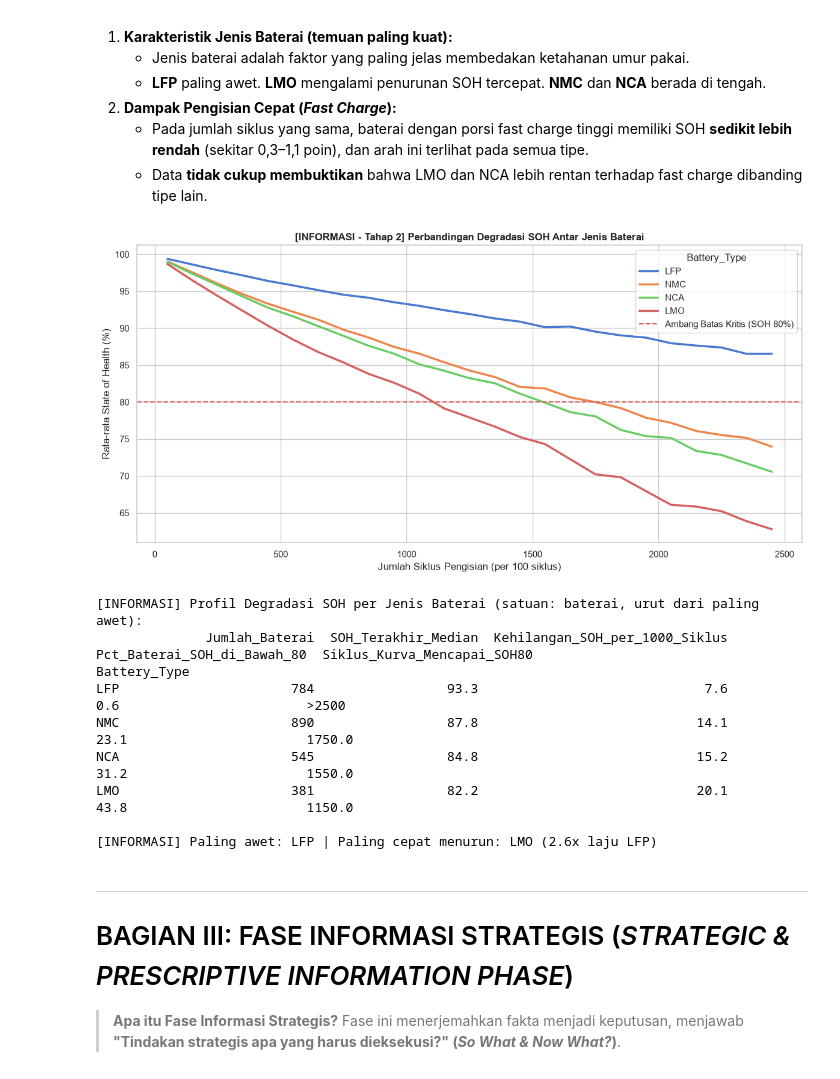
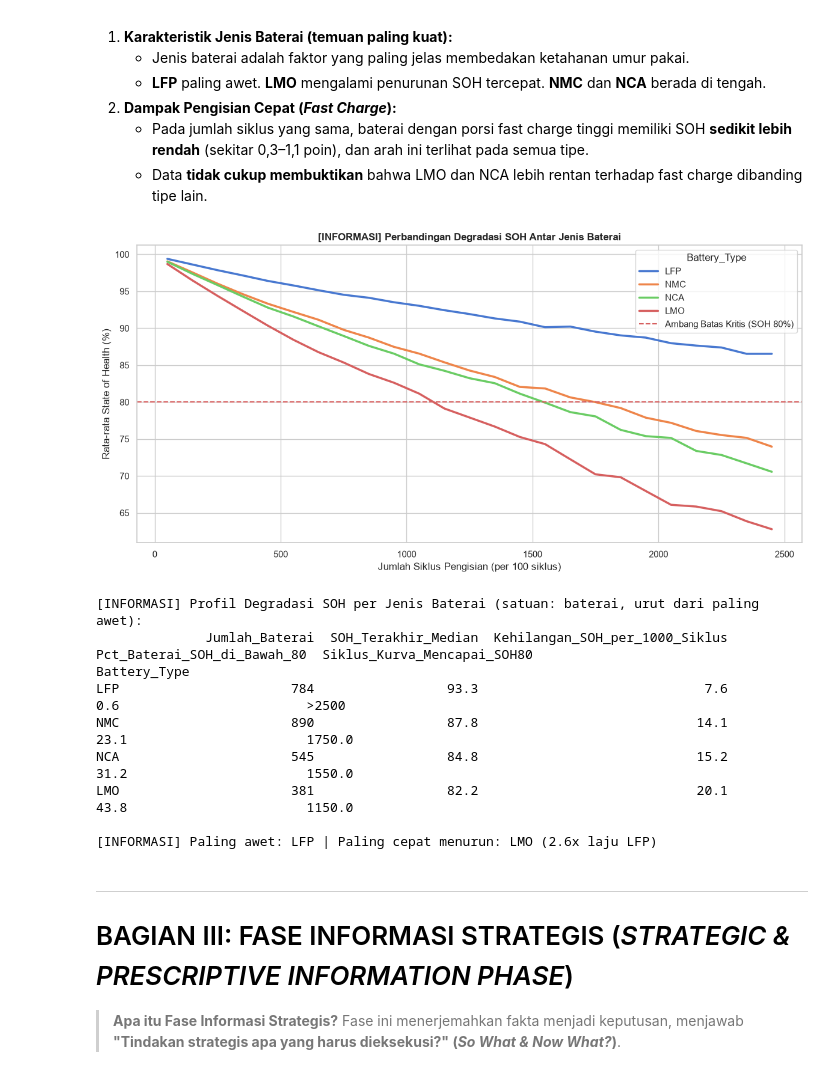
Before and after one commit to ZazkiaLutvi/Info-Strategy, a Jupyter notebook: EV-Battery/analisis/Analisis_Kesehatan_Baterai_EV.ipynb, the cells around one changed output. Cells and saved outputs as stored; diff of their text form; code cells hidden in the pictures.

```diff
--- a/EV-Battery/analisis/Analisis_Kesehatan_Baterai_EV.ipynb
+++ b/EV-Battery/analisis/Analisis_Kesehatan_Baterai_EV.ipynb
@@ -100,34 +100,34 @@ Baterai per charging : {'Standard/Slow Charge': 1948, 'Aggressive Fast Charge':
 # %%
 # Tahap 2 & 3 [FASE INFORMASI]: Visualisasi Tren Degradasi
 
 trend = df.query('Cycle_Count < 2500').assign(Cycle_Bin=lambda d: d['Cycle_Count'] // 100 * 100 + 50)
 
 plt.figure(figsize=(12, 6))
 sns.lineplot(data=trend, x='Cycle_Bin', y='State_of_Health', hue='Battery_Type',
-             hue_order=['LFP', 'NMC', 'NCA', 'LMO'], errorbar=None, linewidth=2.5)
+          hue_order=['LFP', 'NMC', 'NCA', 'LMO'], errorbar=None, linewidth=2.5)
 plt.axhline(y=80, color='r', linestyle='--', label='Ambang Batas Kritis (SOH 80%)')
-plt.title('[INFORMASI - Tahap 2] Perbandingan Degradasi SOH Antar Jenis Baterai', fontweight='bold')
+plt.title('[INFORMASI] Perbandingan Degradasi SOH Antar Jenis Baterai', fontweight='bold')
 plt.ylabel('Rata-rata State of Health (%)')
 plt.xlabel('Jumlah Siklus Pengisian (per 100 siklus)')
 plt.legend(title='Battery_Type')
 plt.tight_layout()
 plt.show()
 
 curve = trend.pivot_table(index='Cycle_Bin', columns='Battery_Type', values='State_of_Health')
 info = (bat.groupby('Battery_Type')
-           .agg(Jumlah_Baterai=('SOH_Akhir', 'size'),
-                SOH_Terakhir_Median=('SOH_Akhir', 'median'),
-                Kehilangan_SOH_per_1000_Siklus=('SOH_Loss_per_1000_Cycles', 'mean'),
+          .agg(Jumlah_Baterai=('SOH_Akhir', 'size'),
+               SOH_Terakhir_Median=('SOH_Akhir', 'median'),
+               Kehilangan_SOH_per_1000_Siklus=('SOH_Loss_per_1000_Cycles', 'mean'),
                 Pct_Baterai_SOH_di_Bawah_80=('SOH_Akhir', lambda s: (s < 80).mean() * 100))
-           .assign(Siklus_Kurva_Mencapai_SOH80=curve.lt(80).idxmax().where(curve.lt(80).any()))
-           .sort_values('Kehilangan_SOH_per_1000_Siklus')
-           .round(1))
+          .assign(Siklus_Kurva_Mencapai_SOH80=curve.lt(80).idxmax().where(curve.lt(80).any()))
+          .sort_values('Kehilangan_SOH_per_1000_Siklus')
+          .round(1))
 print("[INFORMASI] Profil Degradasi SOH per Jenis Baterai (satuan: baterai, urut dari paling awet):")
 print(info.to_string(na_rep='>2500'))
 print(f"\n[INFORMASI] Paling awet: {info.index[0]} | Paling cepat menurun: {info.index[-1]} "
-      f"({info['Kehilangan_SOH_per_1000_Siklus'].iloc[-1] / info['Kehilangan_SOH_per_1000_Siklus'].iloc[0]:.1f}x laju {info.index[0]})")
+     f"({info['Kehilangan_SOH_per_1000_Siklus'].iloc[-1] / info['Kehilangan_SOH_per_1000_Siklus'].iloc[0]:.1f}x laju {info.index[0]})")
 # %% [output]
-[figure, old version]
+[figure, new version]
 [INFORMASI] Profil Degradasi SOH per Jenis Baterai (satuan: baterai, urut dari paling awet):
               Jumlah_Baterai  SOH_Terakhir_Median  Kehilangan_SOH_per_1000_Siklus  Pct_Baterai_SOH_di_Bawah_80  Siklus_Kurva_Mencapai_SOH80
 Battery_Type
```
Also changed, not shown: parts of 4 cells of this notebook.
